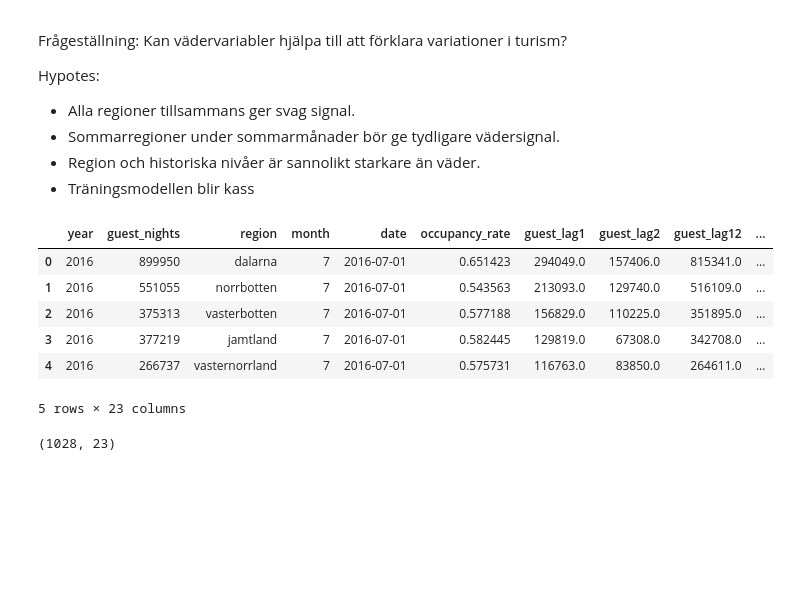
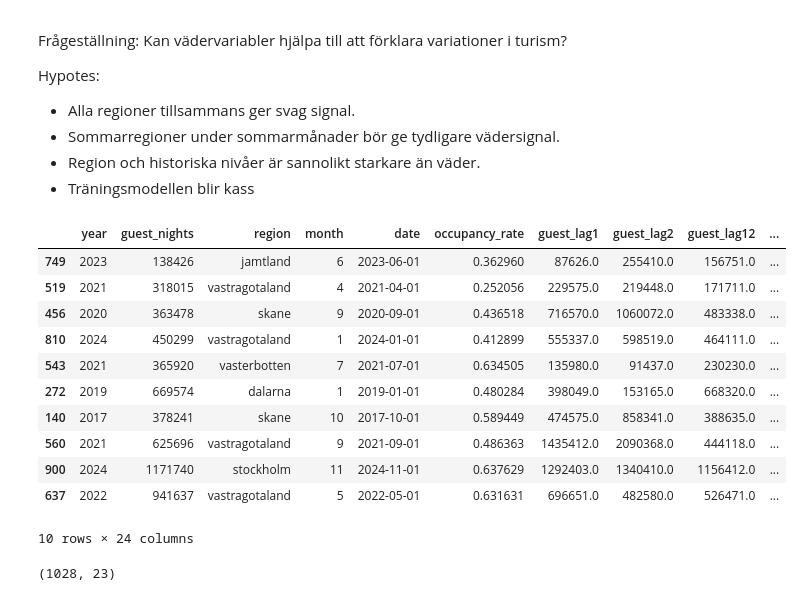
Before and after one commit to emilioano/AppliedAI, a Jupyter notebook: tourism_weather/tourism_and_weather_nick.ipynb, the cells around one changed output. Cells and saved outputs as stored; diff of their text form; code cells hidden in the pictures; blank space fills up the shorter version.

```diff
--- a/tourism_weather/tourism_and_weather_nick.ipynb
+++ b/tourism_weather/tourism_and_weather_nick.ipynb
@@ -24,15 +24,20 @@ DATA_PATH = Path("data/final_tourist_data.csv")
 
 df = pd.read_csv(DATA_PATH)
 # %%
-df.head()
+df.sample(10)
 # %% [output]
 |  | year | guest_nights | region | month | date | occupancy_rate | guest_lag1 | guest_lag2 | guest_lag12 | ... |
-| 0 | 2016 | 899950 | dalarna | 7 | 2016-07-01 | 0.651423 | 294049.0 | 157406.0 | 815341.0 | ... |
-| 1 | 2016 | 551055 | norrbotten | 7 | 2016-07-01 | 0.543563 | 213093.0 | 129740.0 | 516109.0 | ... |
-| 2 | 2016 | 375313 | vasterbotten | 7 | 2016-07-01 | 0.577188 | 156829.0 | 110225.0 | 351895.0 | ... |
-| 3 | 2016 | 377219 | jamtland | 7 | 2016-07-01 | 0.582445 | 129819.0 | 67308.0 | 342708.0 | ... |
-| 4 | 2016 | 266737 | vasternorrland | 7 | 2016-07-01 | 0.575731 | 116763.0 | 83850.0 | 264611.0 | ... |
+| 749 | 2023 | 138426 | jamtland | 6 | 2023-06-01 | 0.362960 | 87626.0 | 255410.0 | 156751.0 | ... |
+| 519 | 2021 | 318015 | vastragotaland | 4 | 2021-04-01 | 0.252056 | 229575.0 | 219448.0 | 171711.0 | ... |
+| 456 | 2020 | 363478 | skane | 9 | 2020-09-01 | 0.436518 | 716570.0 | 1060072.0 | 483338.0 | ... |
+| 810 | 2024 | 450299 | vastragotaland | 1 | 2024-01-01 | 0.412899 | 555337.0 | 598519.0 | 464111.0 | ... |
+| 543 | 2021 | 365920 | vasterbotten | 7 | 2021-07-01 | 0.634505 | 135980.0 | 91437.0 | 230230.0 | ... |
+| 272 | 2019 | 669574 | dalarna | 1 | 2019-01-01 | 0.480284 | 398049.0 | 153165.0 | 668320.0 | ... |
+| 140 | 2017 | 378241 | skane | 10 | 2017-10-01 | 0.589449 | 474575.0 | 858341.0 | 388635.0 | ... |
+| 560 | 2021 | 625696 | vastragotaland | 9 | 2021-09-01 | 0.486363 | 1435412.0 | 2090368.0 | 444118.0 | ... |
+| 900 | 2024 | 1171740 | stockholm | 11 | 2024-11-01 | 0.637629 | 1292403.0 | 1340410.0 | 1156412.0 | ... |
+| 637 | 2022 | 941637 | vastragotaland | 5 | 2022-05-01 | 0.631631 | 696651.0 | 482580.0 | 526471.0 | ... |
-5 rows × 23 columns
+10 rows × 24 columns
 # %%
 df.shape
 # %% [output]
```
Also changed, not shown: 10 other files.
